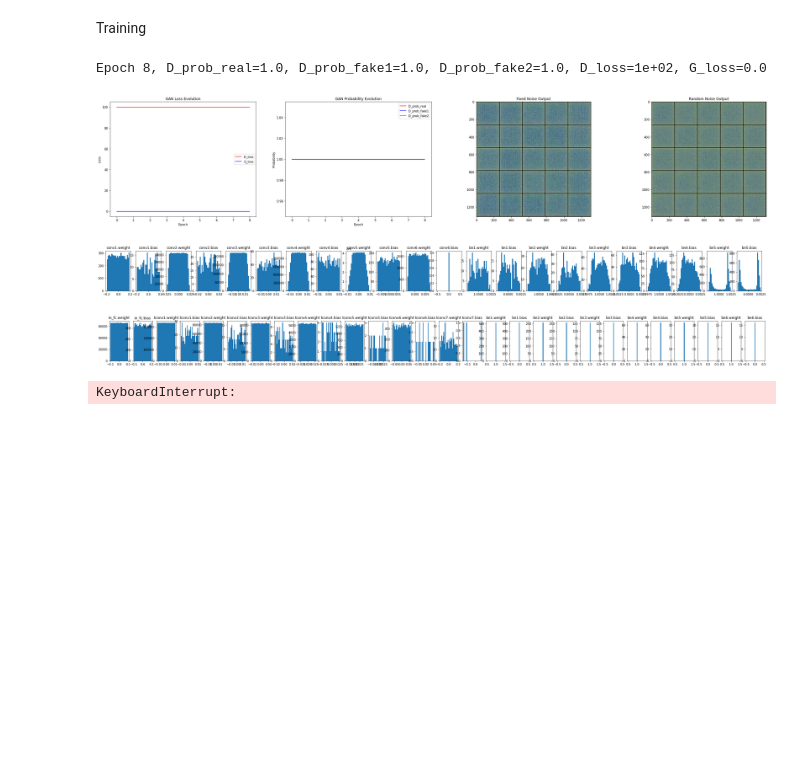
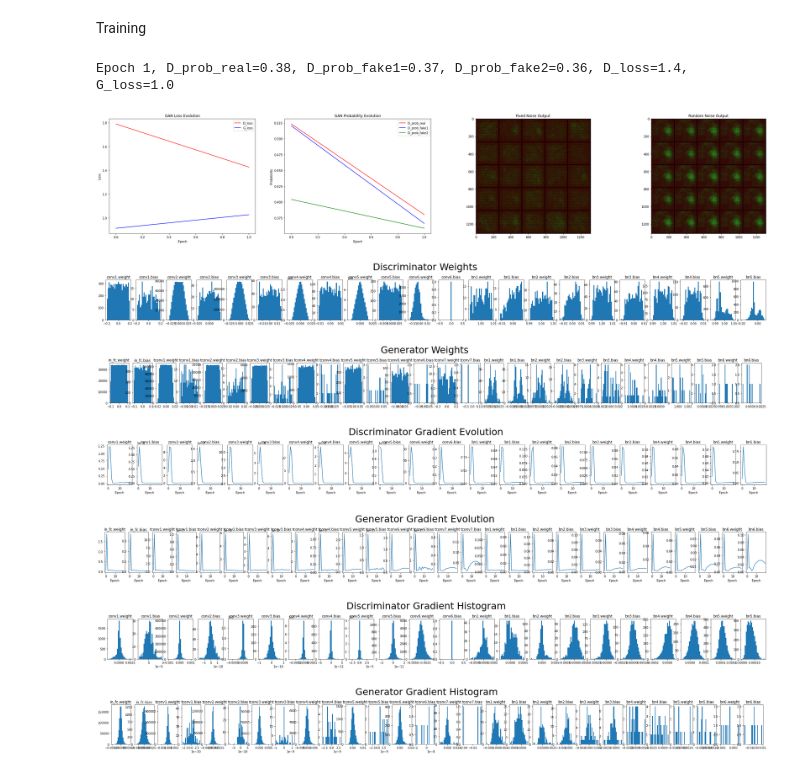
Before and after one commit to fusedbloxxer/deeplearning-gan-monet-painter, a Jupyter notebook: src/main.ipynb, the cells around one changed output. Cells and saved outputs as stored; diff of their text form; code cells hidden in the pictures; blank space fills up the shorter version.

Commit message:
Add gradient visualizations

```diff
--- a/src/main.ipynb
+++ b/src/main.ipynb
@@ -173,9 +173,9 @@ noise_dim = 100
 # Define GAN networks
 g = Generator(
     in_dim=torch.Size((noise_dim,)),
-    hidden_dim=torch.Size((1024, 4, 4)),
+    hidden_dim=torch.Size((512, 4, 4)),
     out_dim=torch.Size((3, 256, 256)),
-    activ_fun=nn.LeakyReLU(negative_slope=0.2, inplace=True),
+    activ_fun=nn.LeakyReLU(inplace=True),
     bias=True,
 )
 
@@ -193,21 +193,21 @@ gan = GAN(g, d).to(device)
 Training Parameter Settings
 # %%
 # The total amount of epochs to train for
-num_epochs = 100
-pretraining = 25
+num_epochs = 2
+pretraining = 5
 epoch_size = 10
 
 # The number of steps the Discriminator trains per-cycle
 d_steps = 1
 
 # Create optimizers for each network
-optim_G = Adam(gan.G.parameters(), lr=1e-3)
-optim_D = Adam(gan.D.parameters(), lr=2e-4)
+optim_D = Adam(gan.D.parameters(), lr=1e-3)
+optim_G = Adam(gan.G.parameters(), lr=2e-4)
 optims = [optim_D, optim_G]
 
 # Clear the gradients of the networks
+optim_D.zero_grad()
 optim_G.zero_grad()
-optim_D.zero_grad()
 
 # Define loss function
 loss_fn = torch.nn.BCELoss()
@@ -216,15 +216,18 @@ Training
 # %%
 # Evaluate the same noise over time
 fixed_noise = torch.randn((25, noise_dim), device=device)
 
 # Train the GAN
 # with torch.autograd.detect_anomaly():
 train(num_epochs=num_epochs, epoch_size=epoch_size, d_steps=d_steps, gan=gan,
       loss_fn=loss_fn, device=device, fixed_noise=fixed_noise,
-      data_loader=data_loader, optims=optims, pretraining=pretraining)
+      data_loader=data_loader, optims=optims, pretraining=None)
 # %% [output]
-Epoch 8, D_prob_real=1.0, D_prob_fake1=1.0, D_prob_fake2=1.0, D_loss=1e+02, G_loss=0.0
+Epoch 1, D_prob_real=0.38, D_prob_fake1=0.37, D_prob_fake2=0.36, D_loss=1.4, G_loss=1.0
-[figure, old version]
+[figure, new version]
-[figure, old version]
+[figure, new version]
-[figure, old version]
+[figure, new version]
-KeyboardInterrupt:
+[figure, added]
+[figure, added]
+[figure, added]
+[figure, added]
```
Also changed, not shown: parts of 1 cell of this notebook, 4 other files.
